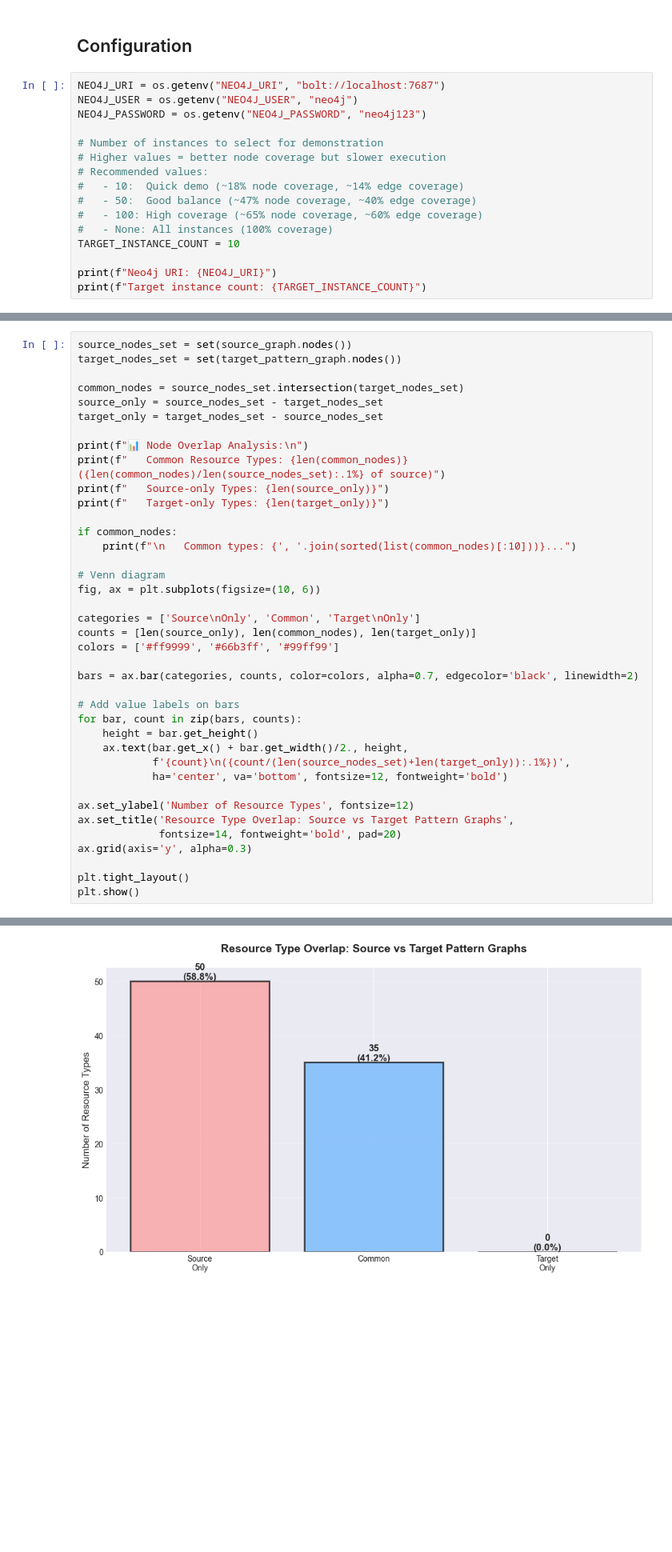
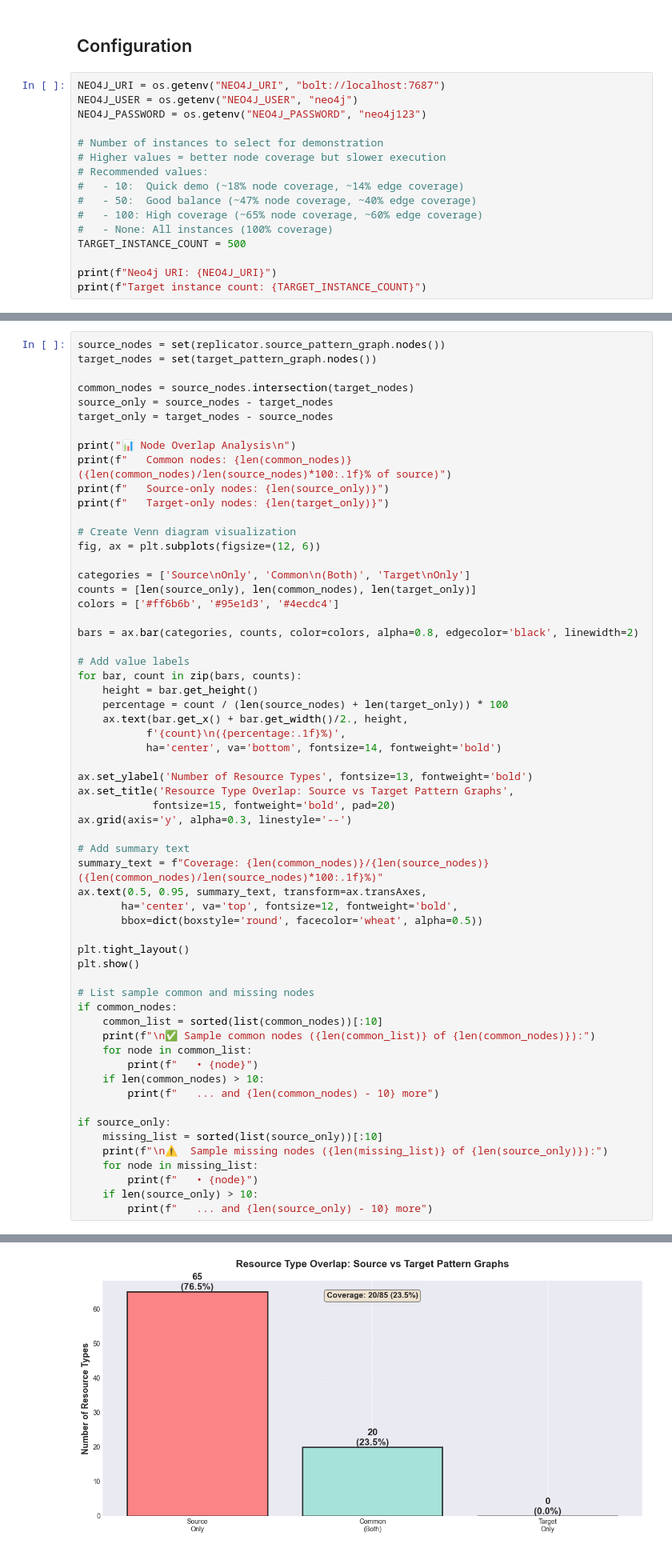
Before and after one commit to rysweet/azure-tenant-grapher, a Jupyter notebook: notebooks/architecture_based_replication.ipynb, the cells around one changed output, grey strips where cells are left out. Shown at 80% size. Drawn from its saved outputs; the diff is of its cells as text; blank space fills up the shorter version.

```diff
--- a/notebooks/architecture_based_replication.ipynb
+++ b/notebooks/architecture_based_replication.ipynb
@@ -60,7 +72,7 @@ NEO4J_PASSWORD = os.getenv("NEO4J_PASSWORD", "neo4j123")
 #   - 50:  Good balance (~47% node coverage, ~40% edge coverage)
 #   - 100: High coverage (~65% node coverage, ~60% edge coverage)
 #   - None: All instances (100% coverage)
-TARGET_INSTANCE_COUNT = 10
+TARGET_INSTANCE_COUNT = 500
 
 print(f"Neo4j URI: {NEO4J_URI}")
 print(f"Target instance count: {TARGET_INSTANCE_COUNT}")
@@ -409,40 +382,61 @@ Spectral Distance              0.1235
 # %%
-source_nodes_set = set(source_graph.nodes())
-target_nodes_set = set(target_pattern_graph.nodes())
+source_nodes = set(replicator.source_pattern_graph.nodes())
+target_nodes = set(target_pattern_graph.nodes())
 
-common_nodes = source_nodes_set.intersection(target_nodes_set)
-source_only = source_nodes_set - target_nodes_set
-target_only = target_nodes_set - source_nodes_set
+common_nodes = source_nodes.intersection(target_nodes)
+source_only = source_nodes - target_nodes
+target_only = target_nodes - source_nodes
 
-print(f"📊 Node Overlap Analysis:\n")
-print(f"   Common Resource Types: {len(common_nodes)} ({len(common_nodes)/len(source_nodes_set):.1%} of source)")
-print(f"   Source-only Types: {len(source_only)}")
-print(f"   Target-only Types: {len(target_only)}")
+print("📊 Node Overlap Analysis\n")
+print(f"   Common nodes: {len(common_nodes)} ({len(common_nodes)/len(source_nodes)*100:.1f}% of source)")
+print(f"   Source-only nodes: {len(source_only)}")
+print(f"   Target-only nodes: {len(target_only)}")
 
-if common_nodes:
-    print(f"\n   Common types: {', '.join(sorted(list(common_nodes)[:10]))}...")
+# Create Venn diagram visualization
+fig, ax = plt.subplots(figsize=(12, 6))
 
-# Venn diagram
-fig, ax = plt.subplots(figsize=(10, 6))
+categories = ['Source\nOnly', 'Common\n(Both)', 'Target\nOnly']
+counts = [len(source_only), len(common_nodes), len(target_only)]
+colors = ['#ff6b6b', '#95e1d3', '#4ecdc4']
 
-categories = ['Source\nOnly', 'Common', 'Target\nOnly']
-counts = [len(source_only), len(common_nodes), len(target_only)]
-colors = ['#ff9999', '#66b3ff', '#99ff99']
+bars = ax.bar(categories, counts, color=colors, alpha=0.8, edgecolor='black', linewidth=2)
 
-bars = ax.bar(categories, counts, color=colors, alpha=0.7, edgecolor='black', linewidth=2)
-
-# Add value labels on bars
+# Add value labels
 for bar, count in zip(bars, counts):
     height = bar.get_height()
+    percentage = count / (len(source_nodes) + len(target_only)) * 100
     ax.text(bar.get_x() + bar.get_width()/2., height,
-            f'{count}\n({count/(len(source_nodes_set)+len(target_only)):.1%})',
-            ha='center', va='bottom', fontsize=12, fontweight='bold')
+           f'{count}\n({percentage:.1f}%)',
+           ha='center', va='bottom', fontsize=14, fontweight='bold')
 
-ax.set_ylabel('Number of Resource Types', fontsize=12)
+ax.set_ylabel('Number of Resource Types', fontsize=13, fontweight='bold')
 ax.set_title('Resource Type Overlap: Source vs Target Pattern Graphs',
-             fontsize=14, fontweight='bold', pad=20)
-ax.grid(axis='y', alpha=0.3)
+            fontsize=15, fontweight='bold', pad=20)
+ax.grid(axis='y', alpha=0.3, linestyle='--')
+
+# Add summary text
+summary_text = f"Coverage: {len(common_nodes)}/{len(source_nodes)} ({len(common_nodes)/len(source_nodes)*100:.1f}%)"
+ax.text(0.5, 0.95, summary_text, transform=ax.transAxes,
+       ha='center', va='top', fontsize=12, fontweight='bold',
+       bbox=dict(boxstyle='round', facecolor='wheat', alpha=0.5))
 
 plt.tight_layout()
 plt.show()
+
+# List sample common and missing nodes
+if common_nodes:
+    common_list = sorted(list(common_nodes))[:10]
+    print(f"\n✅ Sample common nodes ({len(common_list)} of {len(common_nodes)}):")
+    for node in common_list:
+        print(f"   • {node}")
+    if len(common_nodes) > 10:
+        print(f"   ... and {len(common_nodes) - 10} more")
+
+if source_only:
+    missing_list = sorted(list(source_only))[:10]
+    print(f"\n⚠️  Sample missing nodes ({len(missing_list)} of {len(source_only)}):")
+    for node in missing_list:
+        print(f"   • {node}")
+    if len(source_only) > 10:
+        print(f"   ... and {len(source_only) - 10} more")
 # %% [output]
@@ -456 +448 @@ plt.show()
-[figure, old version]
+[figure, new version]
```
Also changed, not shown: parts of 38 cells of this notebook, 10 other files.
